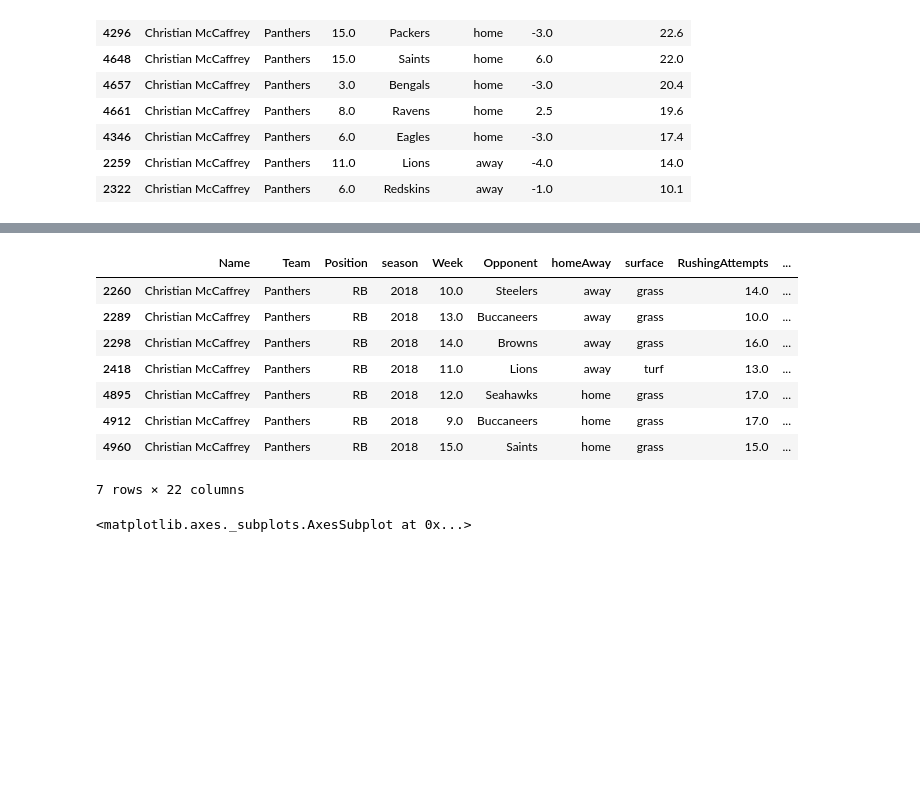
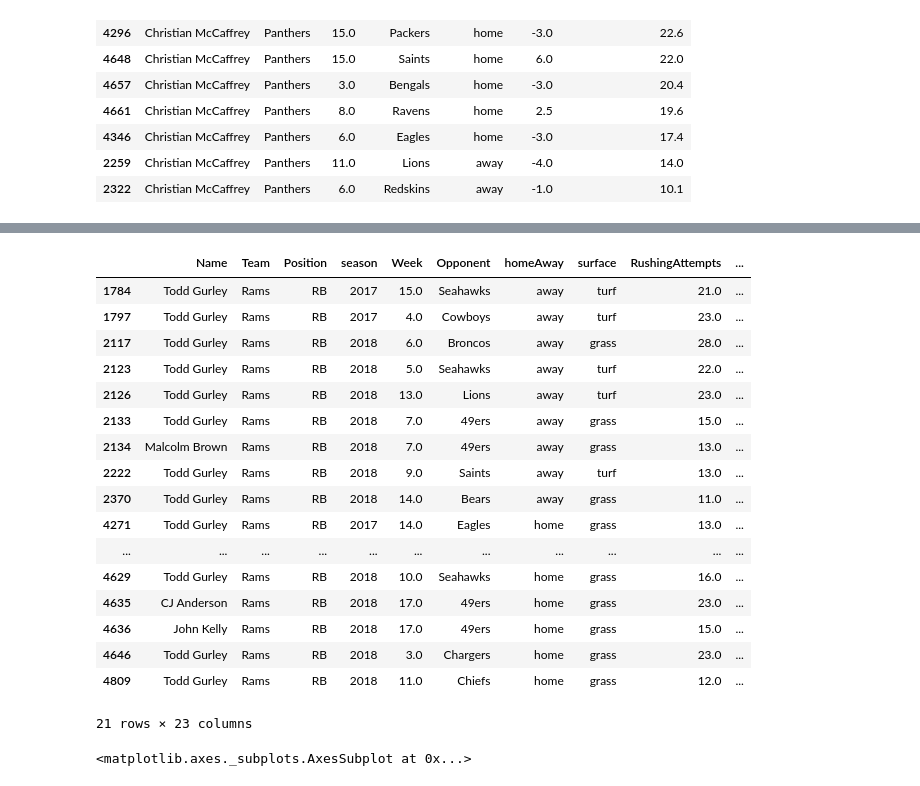
Before and after one commit to mries14/Springboard, a Jupyter notebook: Capstone2/futureWork/RBDataSetup.ipynb, the cells around one changed output, grey strips where cells are left out. Drawn from its saved outputs; the diff is of its cells as text; code cells hidden in the pictures; blank space fills up the shorter version.

```diff
--- a/Capstone2/futureWork/RBDataSetup.ipynb
+++ b/Capstone2/futureWork/RBDataSetup.ipynb
@@ -332,17 +317,26 @@ ZeroDivisionError: division by zero
 # %%
-cmc = newRbs[(newRbs['Name'] == 'Christian McCaffrey')]
-cmc = cmc[(cmc['season'] >= 2018) & (cmc['RushingAttempts'] + cmc['ReceivingTargets'] > 13)]#.sort_values('season')# & (sb['homeAway'] == 'home')]
+cmc = newRbs[(newRbs['Team'] == 'Rams')]
+cmc = cmc[(cmc['season'] >= 2016) & (cmc['RushingAttempts'] + cmc['ReceivingTargets'] > 13)]#.sort_values('season')# & (sb['homeAway'] == 'home')]
 cmc[cmc['total'] > 46]
 # %% [output]
 |  | Name | Team | Position | season | Week | Opponent | homeAway | surface | RushingAttempts | ... |
-| 2260 | Christian McCaffrey | Panthers | RB | 2018 | 10.0 | Steelers | away | grass | 14.0 | ... |
-| 2289 | Christian McCaffrey | Panthers | RB | 2018 | 13.0 | Buccaneers | away | grass | 10.0 | ... |
-| 2298 | Christian McCaffrey | Panthers | RB | 2018 | 14.0 | Browns | away | grass | 16.0 | ... |
-| 2418 | Christian McCaffrey | Panthers | RB | 2018 | 11.0 | Lions | away | turf | 13.0 | ... |
-| 4895 | Christian McCaffrey | Panthers | RB | 2018 | 12.0 | Seahawks | home | grass | 17.0 | ... |
-| 4912 | Christian McCaffrey | Panthers | RB | 2018 | 9.0 | Buccaneers | home | grass | 17.0 | ... |
-| 4960 | Christian McCaffrey | Panthers | RB | 2018 | 15.0 | Saints | home | grass | 15.0 | ... |
+| 1784 | Todd Gurley | Rams | RB | 2017 | 15.0 | Seahawks | away | turf | 21.0 | ... |
+| 1797 | Todd Gurley | Rams | RB | 2017 | 4.0 | Cowboys | away | turf | 23.0 | ... |
+| 2117 | Todd Gurley | Rams | RB | 2018 | 6.0 | Broncos | away | grass | 28.0 | ... |
+| 2123 | Todd Gurley | Rams | RB | 2018 | 5.0 | Seahawks | away | turf | 22.0 | ... |
+| 2126 | Todd Gurley | Rams | RB | 2018 | 13.0 | Lions | away | turf | 23.0 | ... |
+| 2133 | Todd Gurley | Rams | RB | 2018 | 7.0 | 49ers | away | grass | 15.0 | ... |
+| 2134 | Malcolm Brown | Rams | RB | 2018 | 7.0 | 49ers | away | grass | 13.0 | ... |
+| 2222 | Todd Gurley | Rams | RB | 2018 | 9.0 | Saints | away | turf | 13.0 | ... |
+| 2370 | Todd Gurley | Rams | RB | 2018 | 14.0 | Bears | away | grass | 11.0 | ... |
+| 4271 | Todd Gurley | Rams | RB | 2017 | 14.0 | Eagles | home | grass | 13.0 | ... |
+| ... | ... | ... | ... | ... | ... | ... | ... | ... | ... | ... |
+| 4629 | Todd Gurley | Rams | RB | 2018 | 10.0 | Seahawks | home | grass | 16.0 | ... |
+| 4635 | CJ Anderson | Rams | RB | 2018 | 17.0 | 49ers | home | grass | 23.0 | ... |
+| 4636 | John Kelly | Rams | RB | 2018 | 17.0 | 49ers | home | grass | 15.0 | ... |
+| 4646 | Todd Gurley | Rams | RB | 2018 | 3.0 | Chargers | home | grass | 23.0 | ... |
+| 4809 | Todd Gurley | Rams | RB | 2018 | 11.0 | Chiefs | home | grass | 12.0 | ... |
-7 rows × 22 columns
+21 rows × 23 columns
 # %%
 sns.regplot(sb['defDvoa'],sb['FantasyPointsFanDuel'])
 # %% [output]
```
Also changed, not shown: parts of 4 cells of this notebook, 1 other file.
